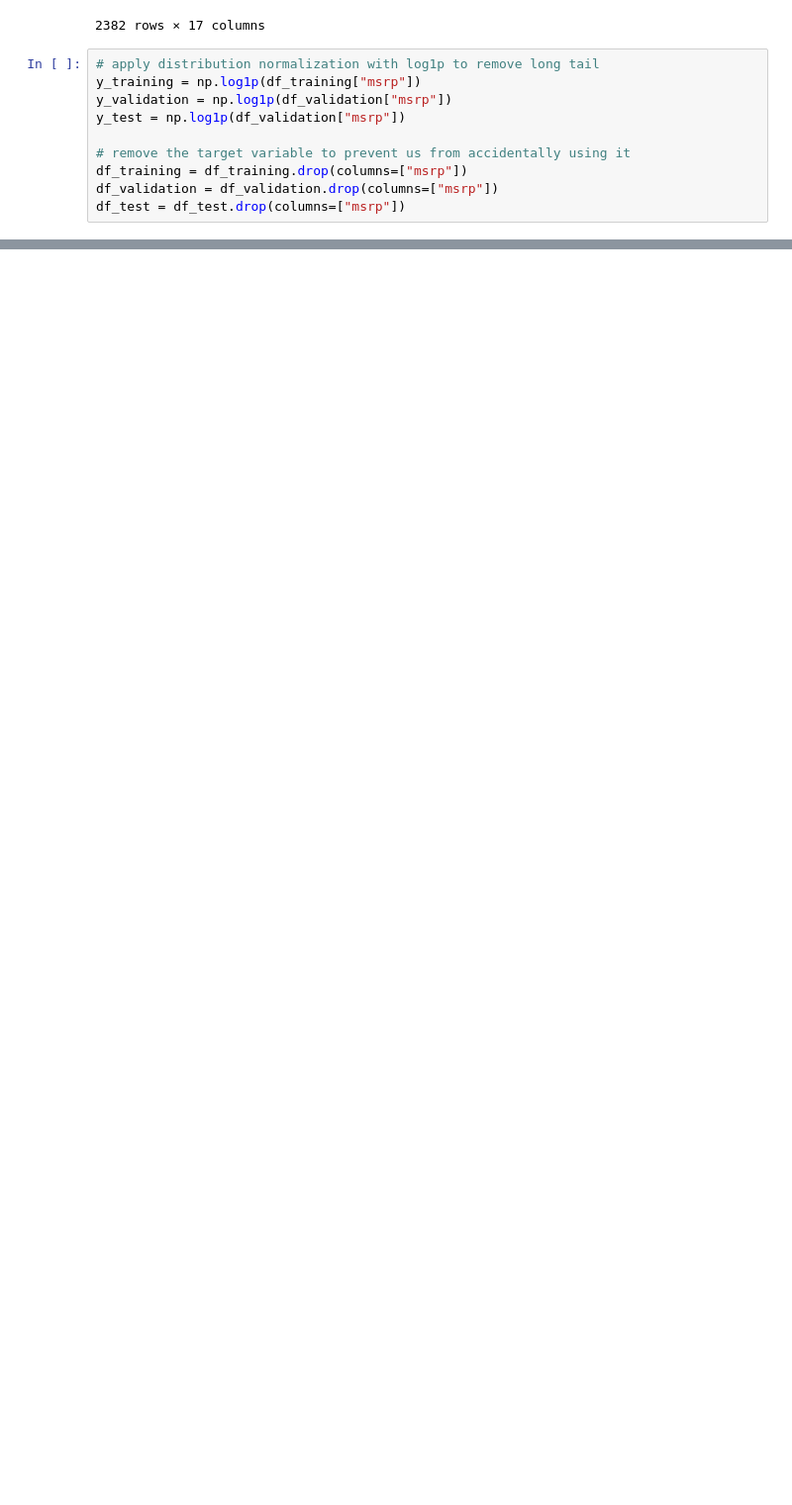
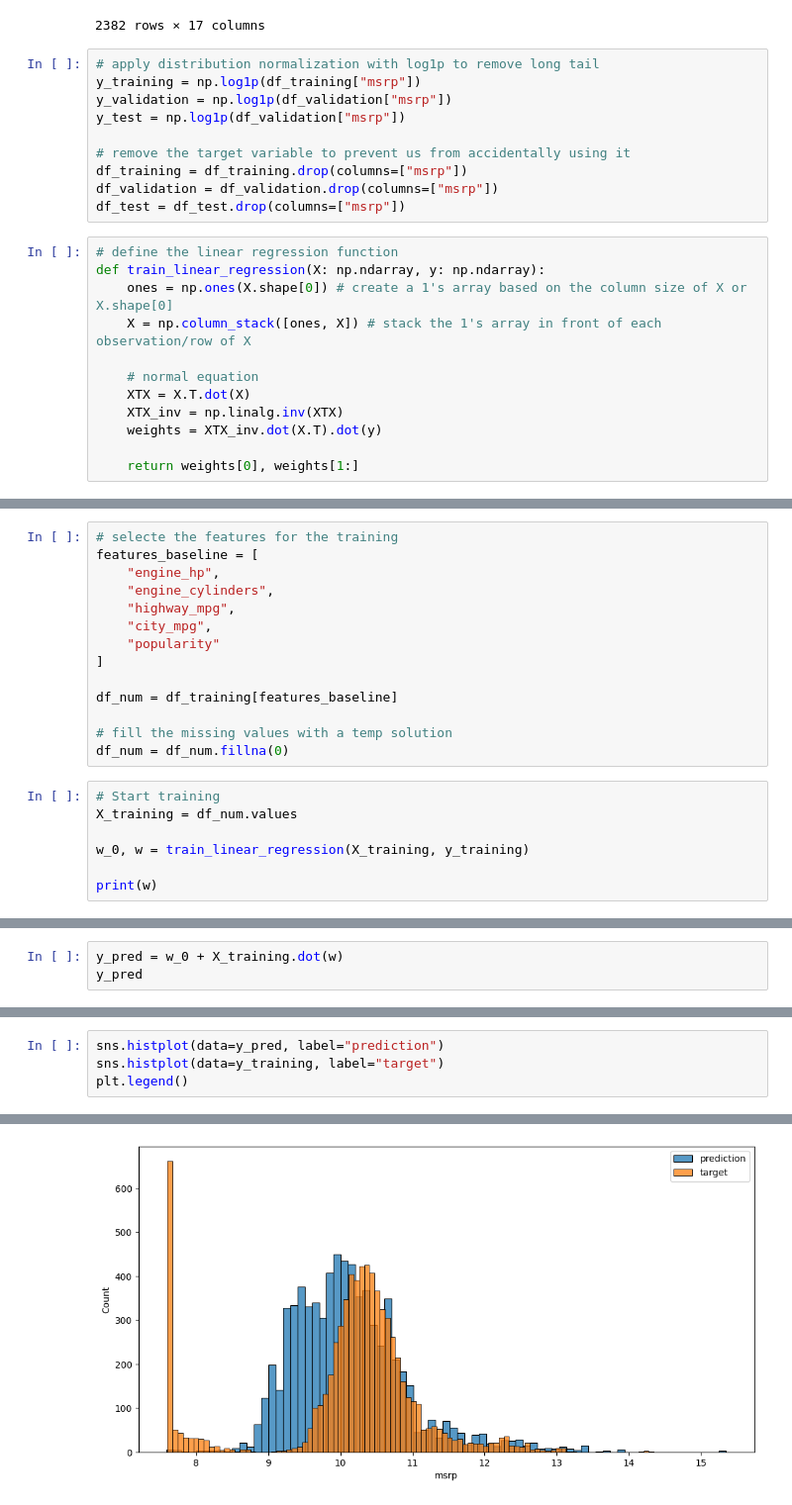
Before and after one commit to spaultify/mlzoomcamp2025, a Jupyter notebook: src/extras/regression/regression.ipynb, the cells around one changed output, grey strips where cells are left out. Shown at 99% size. Drawn from its saved outputs; the diff is of its cells as text; blank space fills up the shorter version.

Commit message:
[extras - regression] Add initial training setup and prediction

```diff
--- a/src/extras/regression/regression.ipynb
+++ b/src/extras/regression/regression.ipynb
@@ -150,3 +150,15 @@ y_test = np.log1p(df_validation["msrp"])
 df_training = df_training.drop(columns=["msrp"])
 df_validation = df_validation.drop(columns=["msrp"])
 df_test = df_test.drop(columns=["msrp"])
+# %%
+# define the linear regression function
+def train_linear_regression(X: np.ndarray, y: np.ndarray):
+    ones = np.ones(X.shape[0]) # create a 1's array based on the column size of X or X.shape[0]
+    X = np.column_stack([ones, X]) # stack the 1's array in front of each observation/row of X
+
+    # normal equation
+    XTX = X.T.dot(X)
+    XTX_inv = np.linalg.inv(XTX)
+    weights = XTX_inv.dot(X.T).dot(y)
+
+    return weights[0], weights[1:]
@@ -152,0 +182,21 @@ df_test = df_test.drop(columns=["msrp"])
+# %%
+# selecte the features for the training
+features_baseline = [
+    "engine_hp",
+    "engine_cylinders",
+    "highway_mpg",
+    "city_mpg",
+    "popularity"
+]
+
+df_num = df_training[features_baseline]
+
+# fill the missing values with a temp solution
+df_num = df_num.fillna(0)
+# %%
+# Start training
+X_training = df_num.values
+
+w_0, w = train_linear_regression(X_training, y_training)
+
+print(w)
@@ -152,0 +206,3 @@ df_test = df_test.drop(columns=["msrp"])
+# %%
+y_pred = w_0 + X_training.dot(w)
+y_pred
@@ -152,0 +212,5 @@ df_test = df_test.drop(columns=["msrp"])
+# %%
+sns.histplot(data=y_pred, label="prediction")
+sns.histplot(data=y_training, label="target")
+plt.legend()
+# %% [output]
@@ -152,0 +218 @@ df_test = df_test.drop(columns=["msrp"])
+[figure, added]
```
Also changed, not shown: parts of 6 cells of this notebook.
